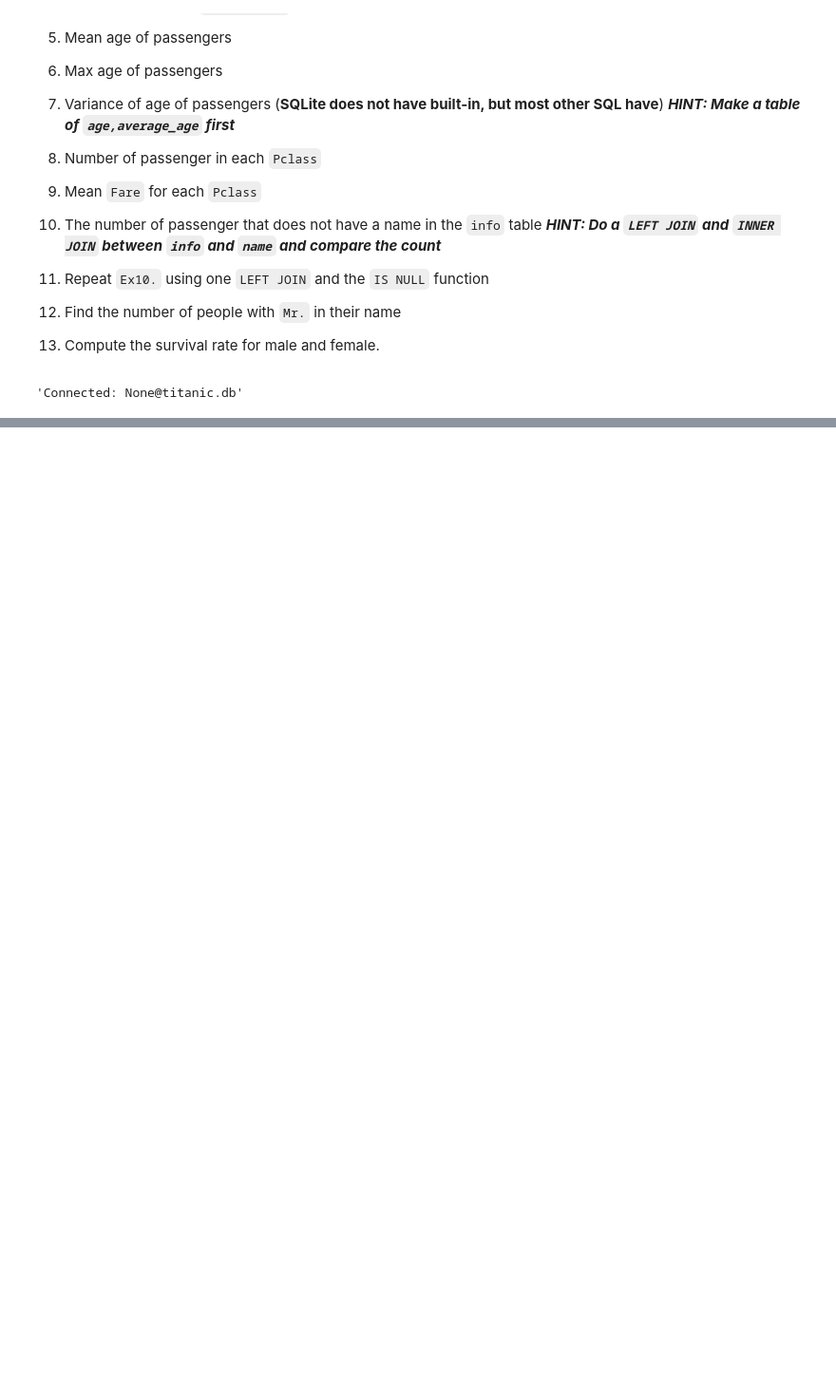
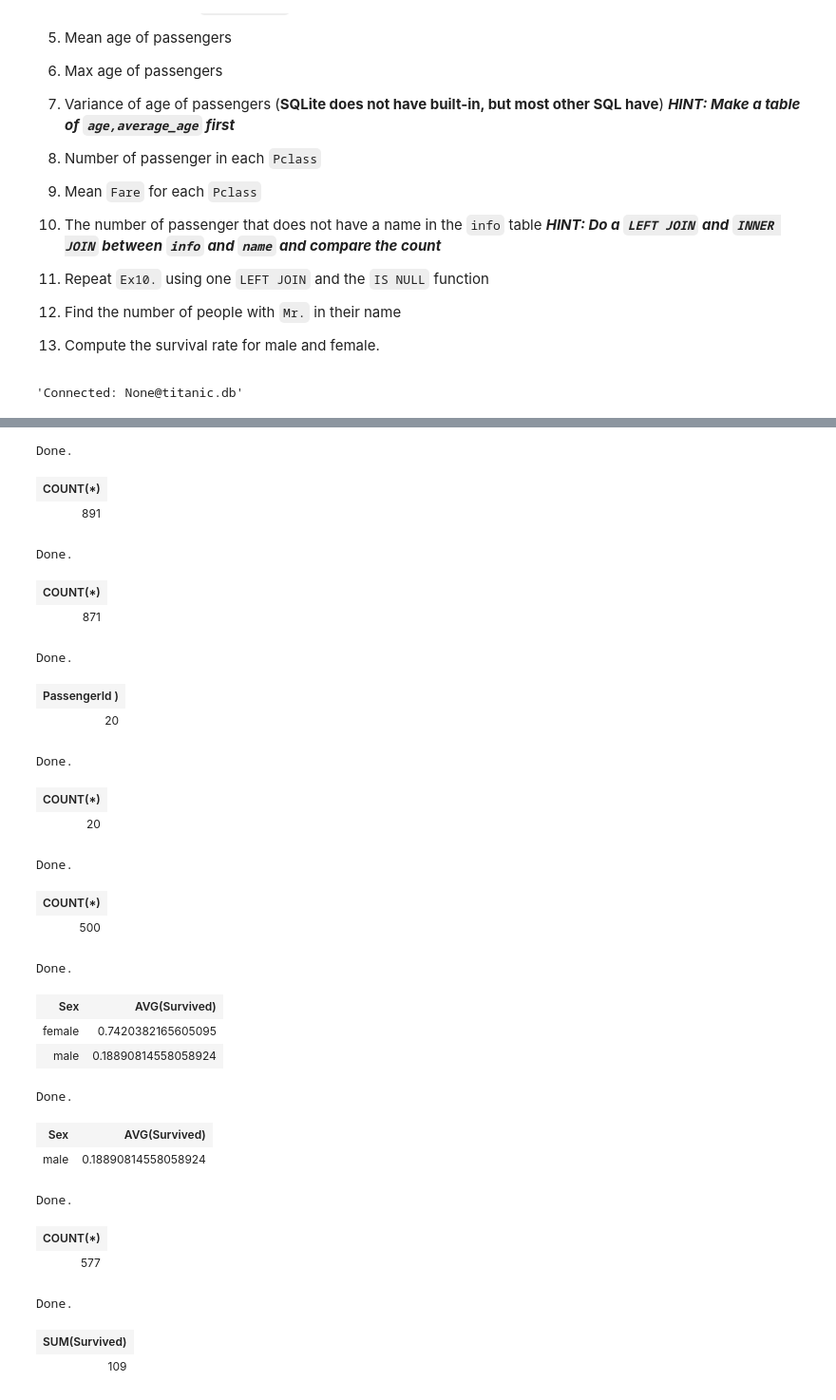
Before and after one commit to vsquared10/DSCI6002-student, a Jupyter notebook: week1/1-2_Data/DSCI6002-1.2-Lab-Copy1.ipynb, the cells around one changed output, grey strips where cells are left out. Shown at 95% size. Saved outputs shown, nothing was run; the diff lists cells and outputs as text; code cells hidden in the pictures; blank space fills up the shorter version.

```diff
--- a/week1/1-2_Data/DSCI6002-1.2-Lab-Copy1.ipynb
+++ b/week1/1-2_Data/DSCI6002-1.2-Lab-Copy1.ipynb
@@ -996,0 +988,76 @@ SELECT (SELECT COUNT(*) FROM info WHERE Survived LIKE "1" AND Sex = "female" GRO
+# %%
+%%sql
+SELECT COUNT(*)
+FROM info
+LEFT JOIN name ON info.PassengerId = name.PassengerId
+# %% [output]
+Done.
+| COUNT(*) |
+| 891 |
+# %%
+%%sql
+SELECT COUNT(*)
+FROM info
+JOIN name ON info.PassengerId = name.PassengerId
+# %% [output]
+Done.
+| COUNT(*) |
+| 871 |
+# %%
+%%sql
+SELECT (SELECT COUNT(*)
+FROM info
+LEFT JOIN name ON info.PassengerId = name.PassengerId) - (SELECT COUNT(*)
+FROM info
+JOIN name ON info.PassengerId = name.PassengerId
+);
+# %% [output]
+Done.
+| PassengerId ) |
+| 20 |
+# %%
+%%sql
+SELECT COUNT(*)
+FROM info
+LEFT JOIN name ON info.PassengerId = name.PassengerId
+WHERE name IS NULL;
+# %% [output]
+Done.
+| COUNT(*) |
+| 20 |
+# %%
+%%sql
+SELECT COUNT(*) FROM name WHERE Name LIKE "%Mr.%";
+# %% [output]
+Done.
+| COUNT(*) |
+| 500 |
+# %%
+%%sql
+SELECT Sex, AVG(Survived) FROM info GROUP BY Sex;
+# %% [output]
+Done.
+| Sex | AVG(Survived) |
+| female | 0.7420382165605095 |
+| male | 0.18890814558058924 |
+# %%
+%%sql
+SELECT Sex, AVG(Survived) FROM info WHERE Sex = "male"
+# %% [output]
+Done.
+| Sex | AVG(Survived) |
+| male | 0.18890814558058924 |
+# %%
+%%sql
+SELECT COUNT(*) FROM info WHERE Sex = "male";
+# %% [output]
+Done.
+| COUNT(*) |
+| 577 |
+# %%
+%%sql
+SELECT SUM(Survived) FROM info WHERE Sex = "male";
+# %% [output]
+Done.
+| SUM(Survived) |
+| 109 |
```
Also changed, not shown: parts of 32 cells of this notebook, 12 other files.
